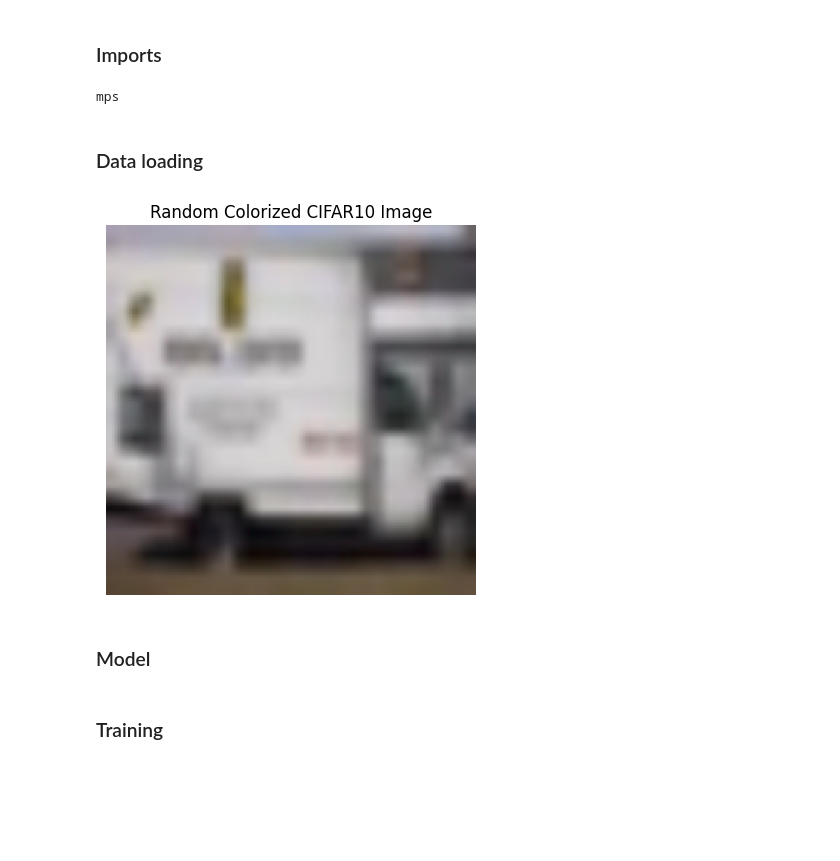
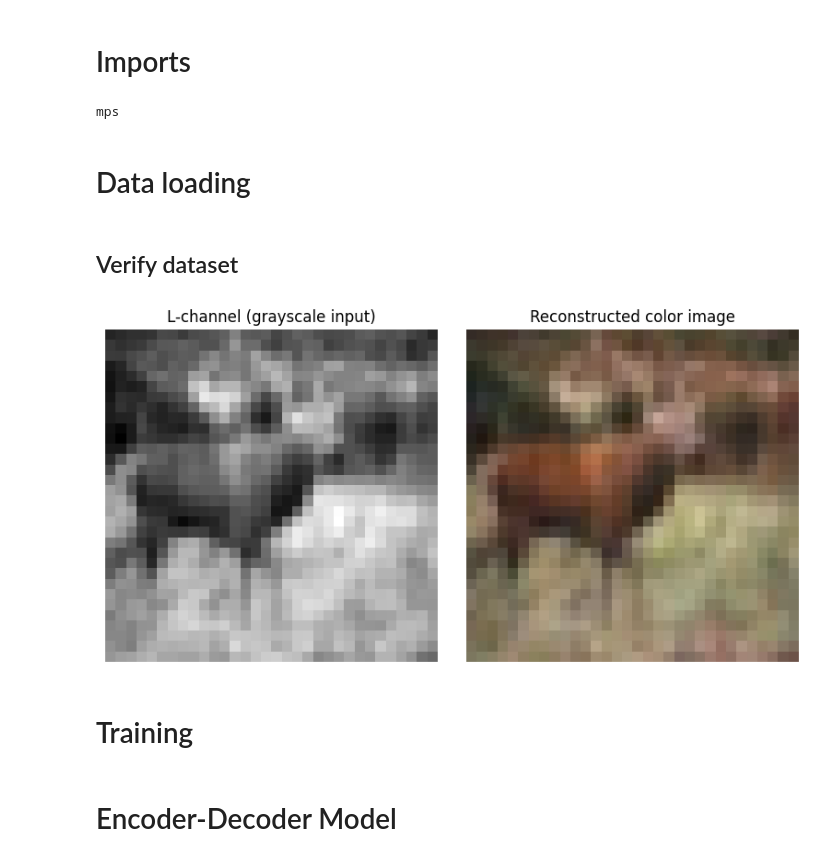
Before and after one commit to keviny1031/ColourNN, a Jupyter notebook: main.ipynb, the cells around one changed output. Saved outputs shown, nothing was run; the diff lists cells and outputs as text; code cells hidden in the pictures; blank space fills up the shorter version.

```diff
--- a/main.ipynb
+++ b/main.ipynb
@@ -1,5 +1,5 @@
 # %% [markdown]
-### Imports
+# Imports
 # %%
 import torch
 import torch.nn as nn
@@ -16,20 +20,13 @@ print(device)
 # %% [output]
 mps
 # %% [markdown]
-### Data loading
+# Data loading
 # %%
-from torch.utils.data import Dataset, DataLoader
-import torchvision.transforms as transforms
-from torchvision.datasets import CIFAR10
-import cv2
-import torch
-
 # Custom Dataset that does LAB conversion on-the-fly
 class CIFAR10ColorizationDataset(Dataset):
     def __init__(self):
         self.dataset = CIFAR10(root='./data', download=True,
                                transform=transforms.Compose([
-                                   transforms.Resize((128, 128)),
                                    transforms.ToTensor()
                                ]))
 
@@ -58,37 +55,43 @@ class CIFAR10ColorizationDataset(Dataset):
 colorization_dataset = CIFAR10ColorizationDataset()
 
 # Create DataLoader
-dataloader = DataLoader(colorization_dataset, batch_size=32, shuffle=True)
+dataloader = DataLoader(colorization_dataset, batch_size=256, shuffle=True)
+# %% [markdown]
+## Verify dataset
 # %%
-import matplotlib.pyplot as plt
-import random
+# Get one batch
+l_batch, ab_batch = next(iter(dataloader))  # l_batch: [batch, 1, 128, 128], ab_batch: [batch, 2, 128, 128]
 
-# Get one batch
-l_batch, ab_batch = next(iter(dataloader))  # Grab the first batch
+# Pick the first sample from batch
+l = l_batch[0]    # [1, 128, 128]
+ab = ab_batch[0]  # [2, 128, 128]
 
-# Pick a random image from the batch
-idx = random.randint(0, l_batch.size(0) - 1)
+# Recover LAB image
+l_img = (l.squeeze(0).numpy() * 255).astype('uint8')  # [128, 128], back to [0,255]
+ab_img = (ab.permute(1,2,0).numpy() * 128) + 128      # [128, 128, 2], back to OpenCV LAB space
 
-l = l_batch[idx]  # [1, H, W]
-ab = ab_batch[idx]  # [2, H, W]
+# Stack into LAB image
+lab = np.zeros((32, 32, 3), dtype=np.uint8)
+lab[:,:,0] = l_img
+lab[:,:,1:] = ab_img.astype('uint8')
 
-# Prepare for display
-l_np = l.squeeze(0).cpu().numpy()  # [H, W]
-ab_np = ab.cpu().permute(1,2,0).numpy()  # [H, W, 2]
-
-# Recombine into LAB
-l_denorm = (l_np * 255).astype('uint8')  # Rescale L
-ab_denorm = (ab_np * 128 + 128).astype('uint8')  # Rescale ab
-
-lab = cv2.merge([l_denorm, ab_denorm[:,:,0], ab_denorm[:,:,1]])
-
-# LAB -> BGR -> RGB for display
+# Convert LAB -> RGB for viewing
 rgb = cv2.cvtColor(lab, cv2.COLOR_LAB2RGB)
 
-# Show
-plt.imshow(rgb)
-plt.title('Random Colorized CIFAR10 Image')
-plt.axis('off')
+# Plot
+fig, axes = plt.subplots(1, 2, figsize=(8, 4))
+
+axes[0].imshow(l_img, cmap='gray')
+axes[0].set_title('L-channel (grayscale input)')
+axes[0].axis('off')
+
+axes[1].imshow(rgb)
+axes[1].set_title('Reconstructed color image')
+axes[1].axis('off')
+
+plt.tight_layout()
 plt.show()
 # %% [output]
-[figure, old version]
+[figure, new version]
+# %% [markdown]
+# Training
@@ -95,5 +135,5 @@ plt.show()
 # %% [markdown]
-### Model
+# Encoder-Decoder Model
 # %%
 class DeepColorizationCNN(nn.Module):
     def __init__(self):
@@ -164,5 +204,3 @@ class DeepColorizationCNN(nn.Module):
         x = self.encoder(x)
         x = self.decoder(x)
         return x
-# %% [markdown]
-### Training
```
Also changed, not shown: parts of 21 cells of this notebook, 9 other files.
